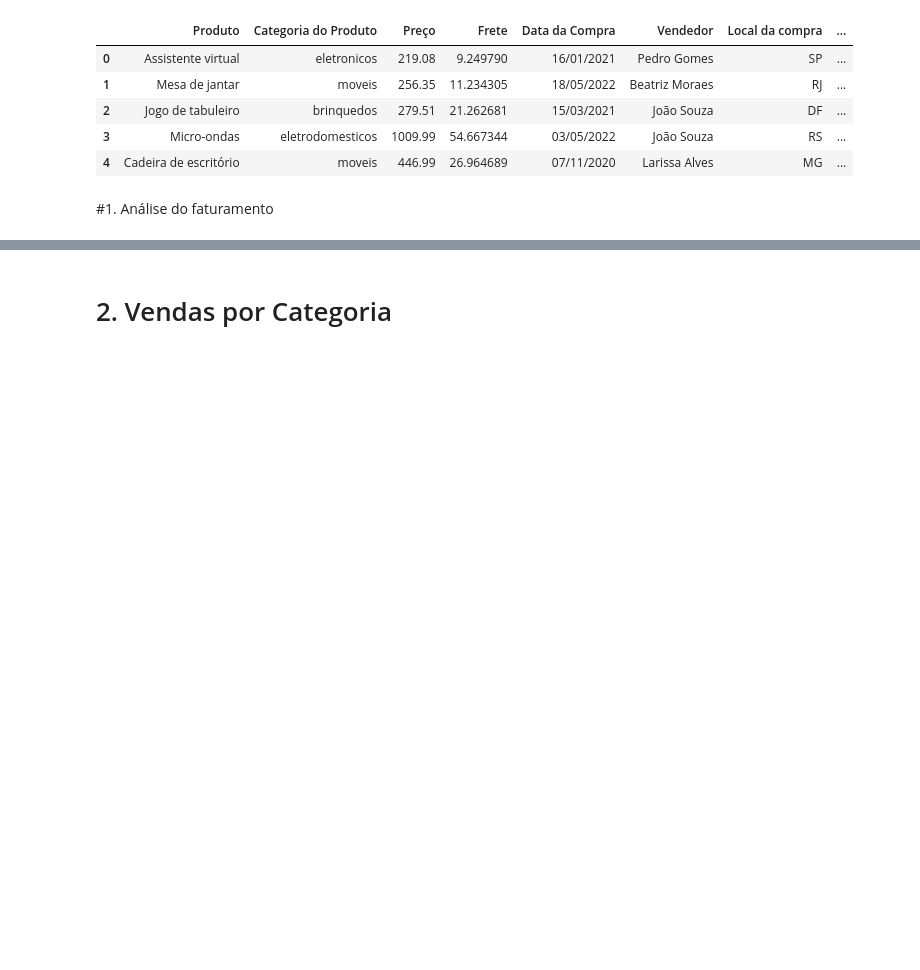
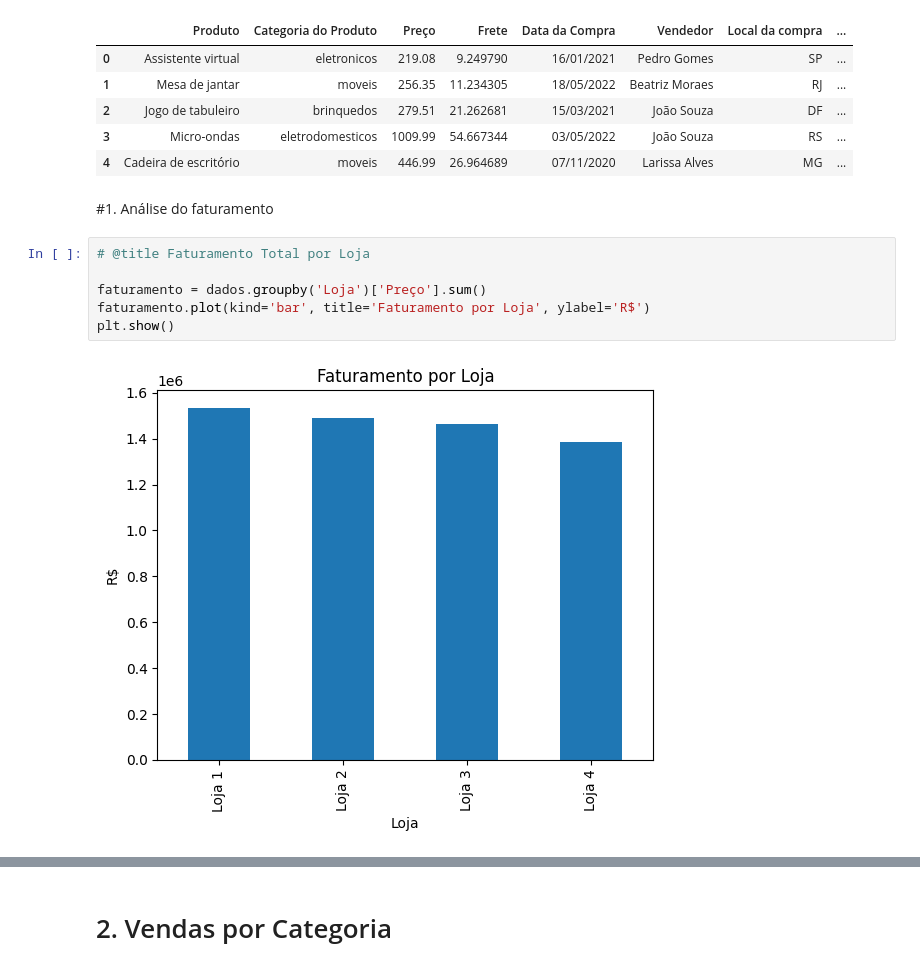
Before and after one commit to dekristie/ChallangeAluraStore, a Jupyter notebook: AluraStoreBr.ipynb, the cells around one changed output, grey strips where cells are left out. Saved outputs shown, nothing was run; the diff lists cells and outputs as text; blank space fills up the shorter version.

```diff
--- a/AluraStoreBr.ipynb
+++ b/AluraStoreBr.ipynb
@@ -23,3 +25,11 @@ loja.head()
 | 4 | Cadeira de escritório | moveis | 446.99 | 26.964689 | 07/11/2020 | Larissa Alves | MG | ... |
 # %% [markdown]
 #1. Análise do faturamento
+# %%
+# @title Faturamento Total por Loja
+
+faturamento = dados.groupby('Loja')['Preço'].sum()
+faturamento.plot(kind='bar', title='Faturamento por Loja', ylabel='R$')
+plt.show()
+# %% [output]
+[figure, added]
```
Also changed, not shown: parts of 14 cells of this notebook.
